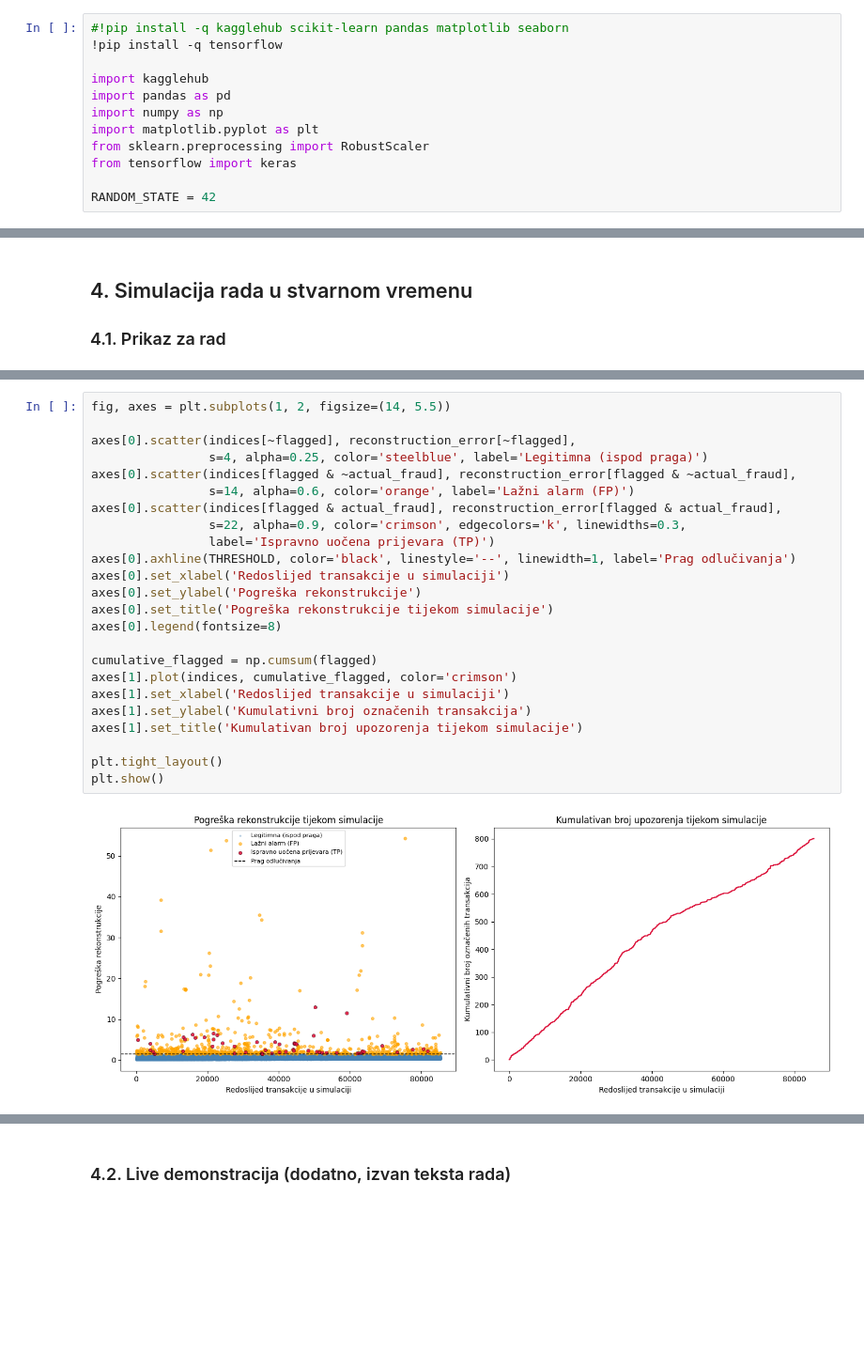
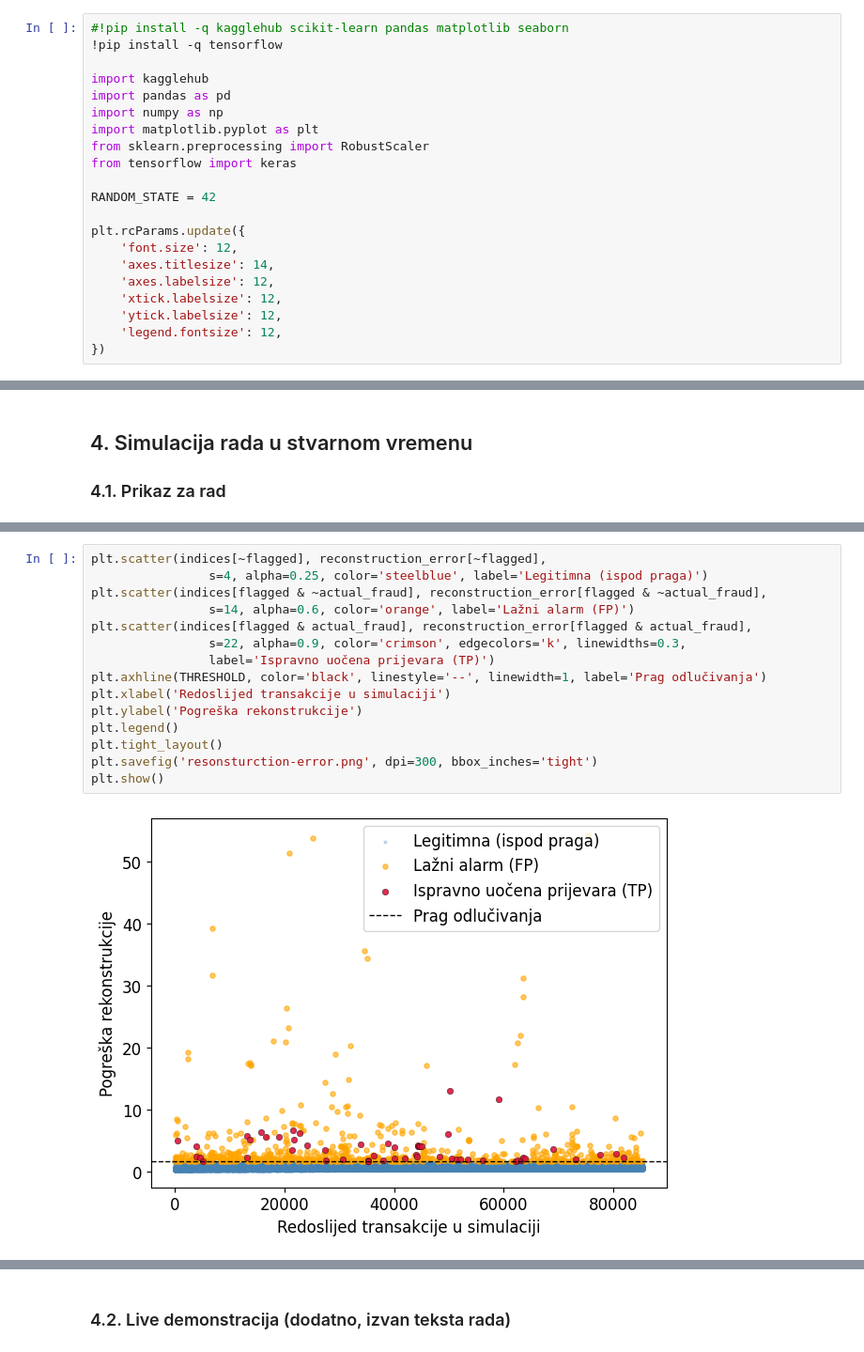
Before and after one commit to klarastankovic/anomaly-detection, a Jupyter notebook: prototip.ipynb, the cells around one changed output, grey strips where cells are left out. Shown at 94% size. Drawn from its saved outputs; the diff is of its cells as text; blank space fills up the shorter version.

```diff
--- a/prototip.ipynb
+++ b/prototip.ipynb
@@ -14,6 +14,15 @@ from sklearn.preprocessing import RobustScaler
 from tensorflow import keras
 
 RANDOM_STATE = 42
+
+plt.rcParams.update({
+    'font.size': 12,
+    'axes.titlesize': 14,
+    'axes.labelsize': 12,
+    'xtick.labelsize': 12,
+    'ytick.labelsize': 12,
+    'legend.fontsize': 12,
+})
 # %% [markdown]
 ## 1. Priprema testnog skupa
 # %%
@@ -122,28 +131,19 @@ Correctly identified frauds: 55
 FP: 746
 FN: 53
 # %%
-fig, axes = plt.subplots(1, 2, figsize=(14, 5.5))
-
-axes[0].scatter(indices[~flagged], reconstruction_error[~flagged],
+plt.scatter(indices[~flagged], reconstruction_error[~flagged],
                 s=4, alpha=0.25, color='steelblue', label='Legitimna (ispod praga)')
-axes[0].scatter(indices[flagged & ~actual_fraud], reconstruction_error[flagged & ~actual_fraud],
+plt.scatter(indices[flagged & ~actual_fraud], reconstruction_error[flagged & ~actual_fraud],
                 s=14, alpha=0.6, color='orange', label='Lažni alarm (FP)')
-axes[0].scatter(indices[flagged & actual_fraud], reconstruction_error[flagged & actual_fraud],
+plt.scatter(indices[flagged & actual_fraud], reconstruction_error[flagged & actual_fraud],
                 s=22, alpha=0.9, color='crimson', edgecolors='k', linewidths=0.3,
                 label='Ispravno uočena prijevara (TP)')
-axes[0].axhline(THRESHOLD, color='black', linestyle='--', linewidth=1, label='Prag odlučivanja')
-axes[0].set_xlabel('Redoslijed transakcije u simulaciji')
-axes[0].set_ylabel('Pogreška rekonstrukcije')
-axes[0].set_title('Pogreška rekonstrukcije tijekom simulacije')
-axes[0].legend(fontsize=8)
-
-cumulative_flagged = np.cumsum(flagged)
-axes[1].plot(indices, cumulative_flagged, color='crimson')
-axes[1].set_xlabel('Redoslijed transakcije u simulaciji')
-axes[1].set_ylabel('Kumulativni broj označenih transakcija')
-axes[1].set_title('Kumulativan broj upozorenja tijekom simulacije')
-
+plt.axhline(THRESHOLD, color='black', linestyle='--', linewidth=1, label='Prag odlučivanja')
+plt.xlabel('Redoslijed transakcije u simulaciji')
+plt.ylabel('Pogreška rekonstrukcije')
+plt.legend()
 plt.tight_layout()
+plt.savefig('resonsturction-error.png', dpi=300, bbox_inches='tight')
 plt.show()
 # %% [output]
-[figure, old version]
+[figure, new version]
```
Also changed, not shown: parts of 3 cells of this notebook, 4 other files.
